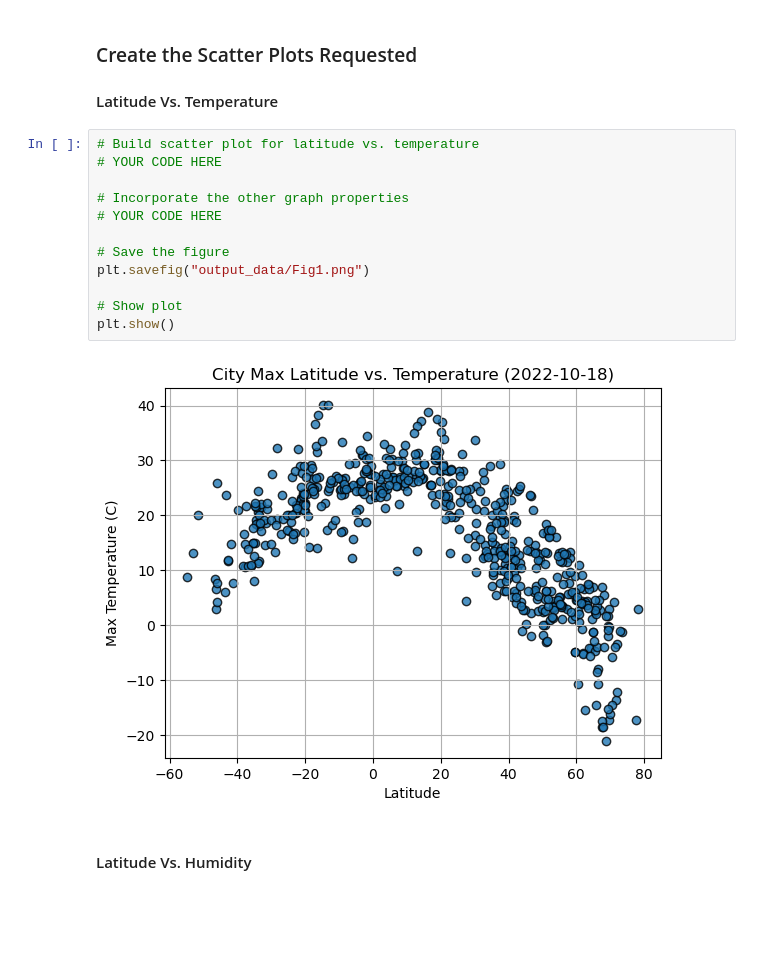
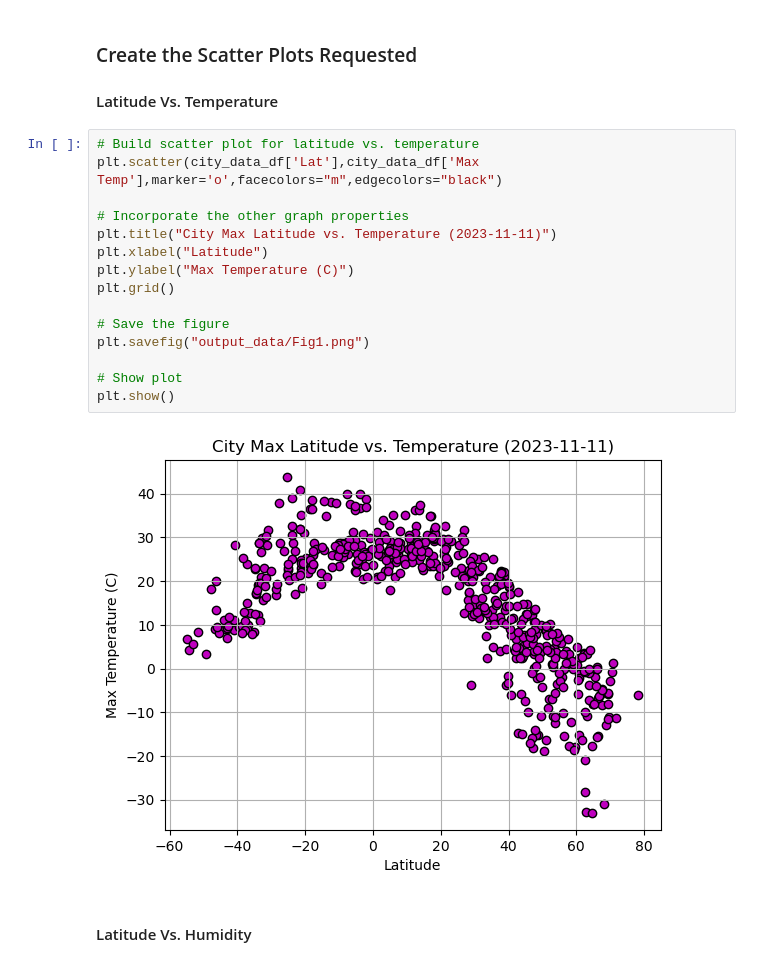
Before and after one commit to lvit001/python-api-challenge, a Jupyter notebook: WeatherPy/WeatherPy.ipynb, the cells around one changed output. Drawn from its saved outputs; the diff is of its cells as text; blank space fills up the shorter version.

```diff
--- a/WeatherPy/WeatherPy.ipynb
+++ b/WeatherPy/WeatherPy.ipynb
@@ -189,18 +189,21 @@ city_data_df.head()
 #### Latitude Vs. Temperature
 # %%
 # Build scatter plot for latitude vs. temperature
-# YOUR CODE HERE
+plt.scatter(city_data_df['Lat'],city_data_df['Max Temp'],marker='o',facecolors="m",edgecolors="black")
 
 # Incorporate the other graph properties
-# YOUR CODE HERE
+plt.title("City Max Latitude vs. Temperature (2023-11-11)")
+plt.xlabel("Latitude")
+plt.ylabel("Max Temperature (C)")
+plt.grid()
 
 # Save the figure
 plt.savefig("output_data/Fig1.png")
 
 # Show plot
 plt.show()
 # %% [output]
-[figure, old version]
+[figure, new version]
 # %% [markdown]
 #### Latitude Vs. Humidity
 # %%
```
Also changed, not shown: parts of 3 cells of this notebook, 2 other files.
